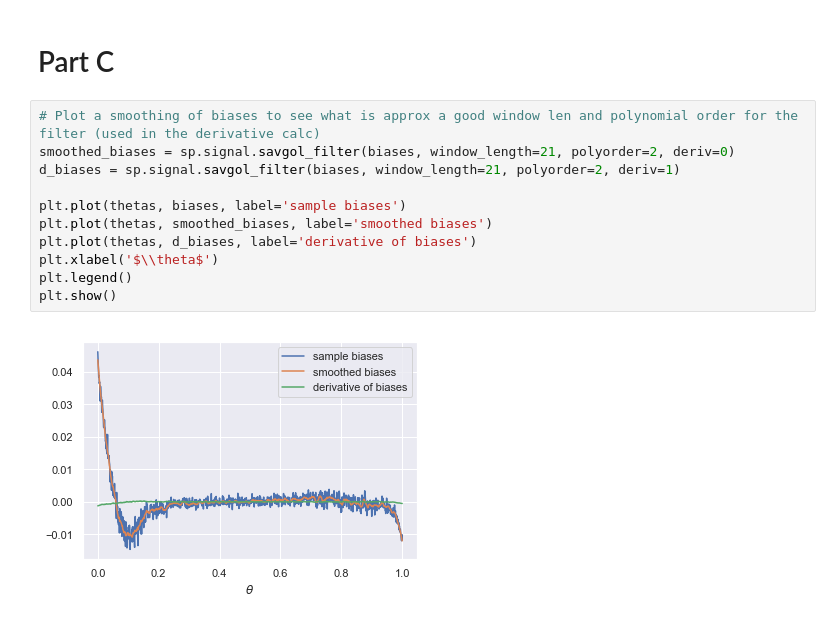
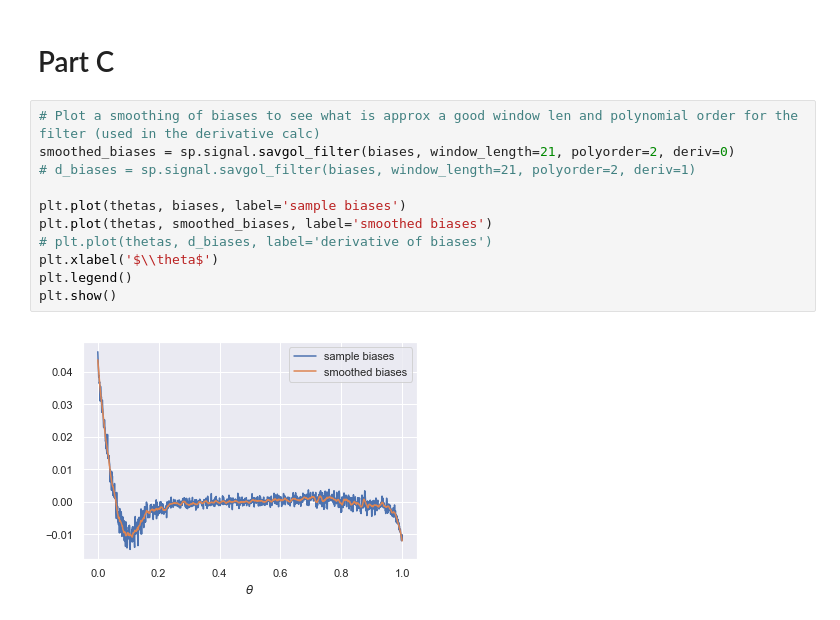
Before and after one commit to kirill5pol/estimation-theory, a Jupyter notebook: Assign3.ipynb, the cells around one changed output. Cells and saved outputs as stored; diff of their text form.

```diff
--- a/Assign3.ipynb
+++ b/Assign3.ipynb
@@ -198,13 +180,13 @@ for y, ylabel in zip(ys, ylabels):
 # %%
 # Plot a smoothing of biases to see what is approx a good window len and polynomial order for the filter (used in the derivative calc)
 smoothed_biases = sp.signal.savgol_filter(biases, window_length=21, polyorder=2, deriv=0)
-d_biases = sp.signal.savgol_filter(biases, window_length=21, polyorder=2, deriv=1)
+# d_biases = sp.signal.savgol_filter(biases, window_length=21, polyorder=2, deriv=1)
 
 plt.plot(thetas, biases, label='sample biases')
 plt.plot(thetas, smoothed_biases, label='smoothed biases')
-plt.plot(thetas, d_biases, label='derivative of biases')
+# plt.plot(thetas, d_biases, label='derivative of biases')
 plt.xlabel('$\\theta$')
 plt.legend()
 plt.show()
 # %% [output]
-[figure, old version]
+[figure, new version]
```
Also changed, not shown: parts of 5 cells of this notebook.
